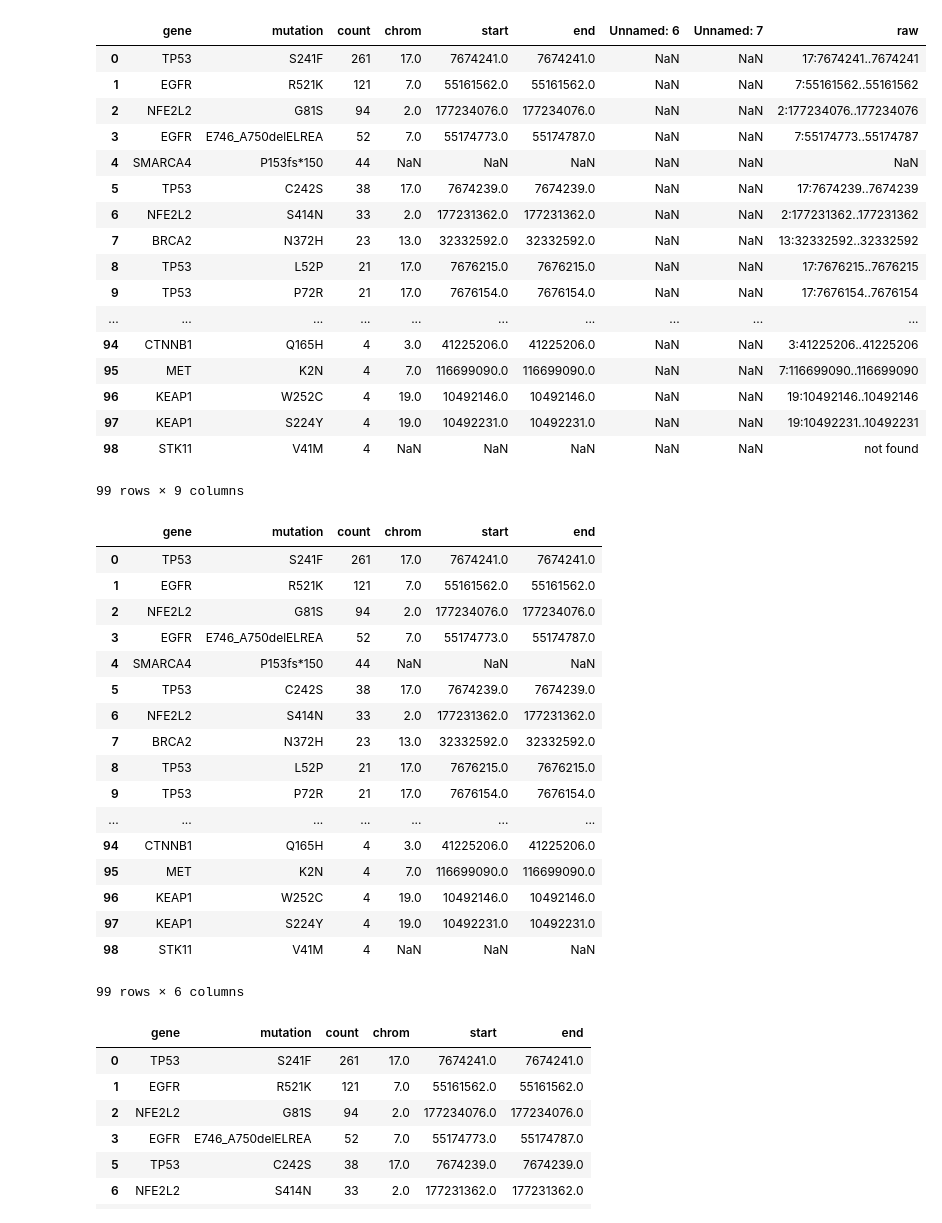
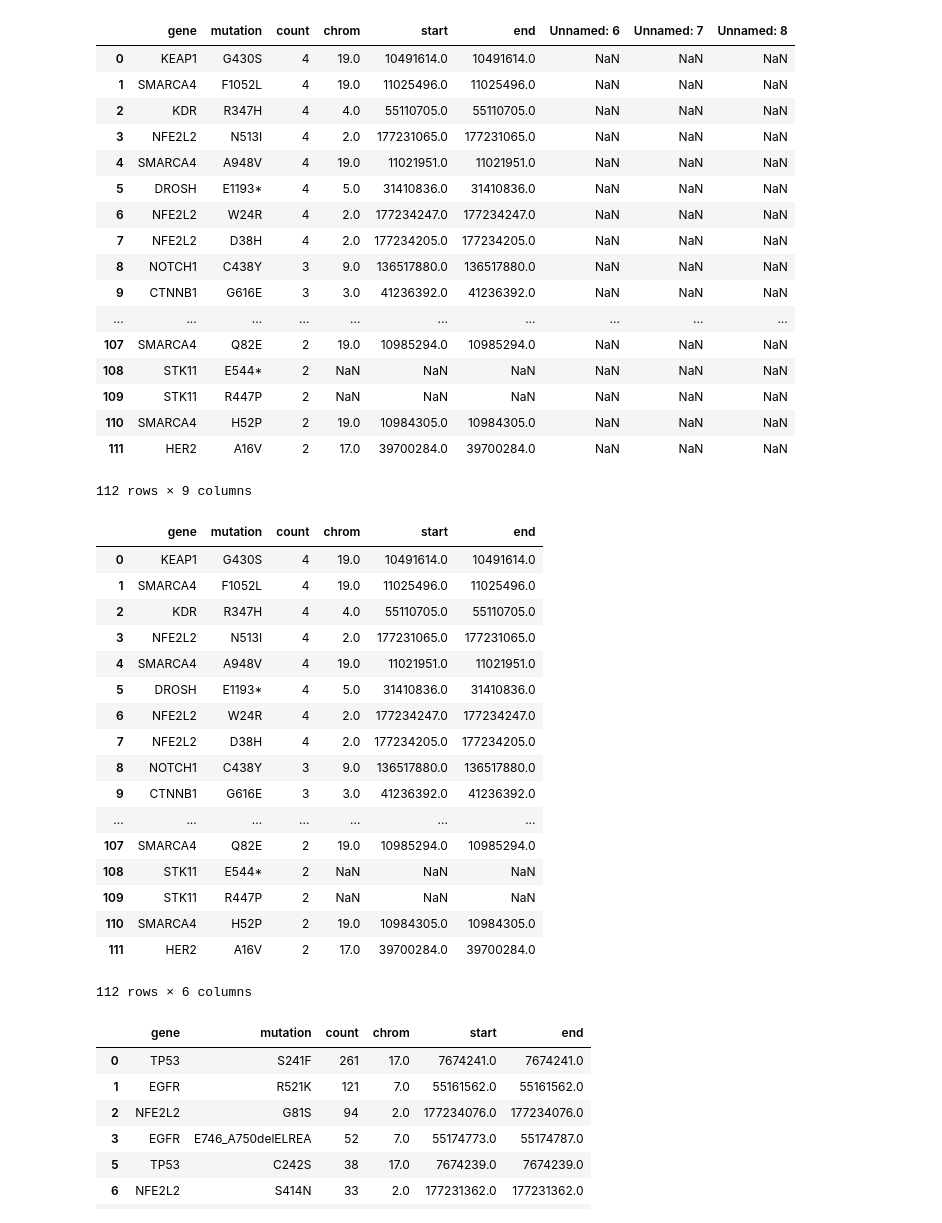
Before and after one commit to czbiohub-sf/cerebra, a Jupyter notebook: py_notebooks/make_coverage_batch.ipynb, the cells around one changed output. Cells and saved outputs as stored; diff of their text form; code cells hidden in the pictures.

```diff
--- a/py_notebooks/make_coverage_batch.ipynb
+++ b/py_notebooks/make_coverage_batch.ipynb
@@ -1,49 +1,49 @@
 # %%
 import pandas as pd
 # %%
-mutation_frequencies_s1 = pd.read_csv('/Users/lincoln.harris/Desktop/mutation_frequencies_by_gene_s1.csv')
-mutation_frequencies_s1
+mutation_frequencies_s2 = pd.read_csv('/Users/lincoln.harris/Desktop/mutation_frequencies_by_gene_s2.csv')
+mutation_frequencies_s2
 # %% [output]
-|  | gene | mutation | count | chrom | start | end | Unnamed: 6 | Unnamed: 7 | raw |
-| 0 | TP53 | S241F | 261 | 17.0 | 7674241.0 | 7674241.0 | NaN | NaN | 17:7674241..7674241 |
-| 1 | EGFR | R521K | 121 | 7.0 | 55161562.0 | 55161562.0 | NaN | NaN | 7:55161562..55161562 |
-| 2 | NFE2L2 | G81S | 94 | 2.0 | 177234076.0 | 177234076.0 | NaN | NaN | 2:177234076..177234076 |
-| 3 | EGFR | E746_A750delELREA | 52 | 7.0 | 55174773.0 | 55174787.0 | NaN | NaN | 7:55174773..55174787 |
-| 4 | SMARCA4 | P153fs*150 | 44 | NaN | NaN | NaN | NaN | NaN | NaN |
-| 5 | TP53 | C242S | 38 | 17.0 | 7674239.0 | 7674239.0 | NaN | NaN | 17:7674239..7674239 |
-| 6 | NFE2L2 | S414N | 33 | 2.0 | 177231362.0 | 177231362.0 | NaN | NaN | 2:177231362..177231362 |
-| 7 | BRCA2 | N372H | 23 | 13.0 | 32332592.0 | 32332592.0 | NaN | NaN | 13:32332592..32332592 |
-| 8 | TP53 | L52P | 21 | 17.0 | 7676215.0 | 7676215.0 | NaN | NaN | 17:7676215..7676215 |
-| 9 | TP53 | P72R | 21 | 17.0 | 7676154.0 | 7676154.0 | NaN | NaN | 17:7676154..7676154 |
+|  | gene | mutation | count | chrom | start | end | Unnamed: 6 | Unnamed: 7 | Unnamed: 8 |
+| 0 | KEAP1 | G430S | 4 | 19.0 | 10491614.0 | 10491614.0 | NaN | NaN | NaN |
+| 1 | SMARCA4 | F1052L | 4 | 19.0 | 11025496.0 | 11025496.0 | NaN | NaN | NaN |
+| 2 | KDR | R347H | 4 | 4.0 | 55110705.0 | 55110705.0 | NaN | NaN | NaN |
+| 3 | NFE2L2 | N513I | 4 | 2.0 | 177231065.0 | 177231065.0 | NaN | NaN | NaN |
+| 4 | SMARCA4 | A948V | 4 | 19.0 | 11021951.0 | 11021951.0 | NaN | NaN | NaN |
+| 5 | DROSH | E1193* | 4 | 5.0 | 31410836.0 | 31410836.0 | NaN | NaN | NaN |
+| 6 | NFE2L2 | W24R | 4 | 2.0 | 177234247.0 | 177234247.0 | NaN | NaN | NaN |
+| 7 | NFE2L2 | D38H | 4 | 2.0 | 177234205.0 | 177234205.0 | NaN | NaN | NaN |
+| 8 | NOTCH1 | C438Y | 3 | 9.0 | 136517880.0 | 136517880.0 | NaN | NaN | NaN |
+| 9 | CTNNB1 | G616E | 3 | 3.0 | 41236392.0 | 41236392.0 | NaN | NaN | NaN |
 | ... | ... | ... | ... | ... | ... | ... | ... | ... | ... |
-| 94 | CTNNB1 | Q165H | 4 | 3.0 | 41225206.0 | 41225206.0 | NaN | NaN | 3:41225206..41225206 |
-| 95 | MET | K2N | 4 | 7.0 | 116699090.0 | 116699090.0 | NaN | NaN | 7:116699090..116699090 |
-| 96 | KEAP1 | W252C | 4 | 19.0 | 10492146.0 | 10492146.0 | NaN | NaN | 19:10492146..10492146 |
-| 97 | KEAP1 | S224Y | 4 | 19.0 | 10492231.0 | 10492231.0 | NaN | NaN | 19:10492231..10492231 |
-| 98 | STK11 | V41M | 4 | NaN | NaN | NaN | NaN | NaN | not found |
+| 107 | SMARCA4 | Q82E | 2 | 19.0 | 10985294.0 | 10985294.0 | NaN | NaN | NaN |
+| 108 | STK11 | E544* | 2 | NaN | NaN | NaN | NaN | NaN | NaN |
+| 109 | STK11 | R447P | 2 | NaN | NaN | NaN | NaN | NaN | NaN |
+| 110 | SMARCA4 | H52P | 2 | 19.0 | 10984305.0 | 10984305.0 | NaN | NaN | NaN |
+| 111 | HER2 | A16V | 2 | 17.0 | 39700284.0 | 39700284.0 | NaN | NaN | NaN |
-99 rows × 9 columns
+112 rows × 9 columns
 # %%
-mutation_frequencies_s1 = mutation_frequencies_s1[['gene', 'mutation', 'count', 'chrom', 'start', 'end']]
-mutation_frequencies_s1
+mutation_frequencies_s2 = mutation_frequencies_s2[['gene', 'mutation', 'count', 'chrom', 'start', 'end']]
+mutation_frequencies_s2
 # %% [output]
 |  | gene | mutation | count | chrom | start | end |
-| 0 | TP53 | S241F | 261 | 17.0 | 7674241.0 | 7674241.0 |
-| 1 | EGFR | R521K | 121 | 7.0 | 55161562.0 | 55161562.0 |
-| 2 | NFE2L2 | G81S | 94 | 2.0 | 177234076.0 | 177234076.0 |
-| 3 | EGFR | E746_A750delELREA | 52 | 7.0 | 55174773.0 | 55174787.0 |
-| 4 | SMARCA4 | P153fs*150 | 44 | NaN | NaN | NaN |
-| 5 | TP53 | C242S | 38 | 17.0 | 7674239.0 | 7674239.0 |
-| 6 | NFE2L2 | S414N | 33 | 2.0 | 177231362.0 | 177231362.0 |
-| 7 | BRCA2 | N372H | 23 | 13.0 | 32332592.0 | 32332592.0 |
-| 8 | TP53 | L52P | 21 | 17.0 | 7676215.0 | 7676215.0 |
-| 9 | TP53 | P72R | 21 | 17.0 | 7676154.0 | 7676154.0 |
+| 0 | KEAP1 | G430S | 4 | 19.0 | 10491614.0 | 10491614.0 |
+| 1 | SMARCA4 | F1052L | 4 | 19.0 | 11025496.0 | 11025496.0 |
+| 2 | KDR | R347H | 4 | 4.0 | 55110705.0 | 55110705.0 |
+| 3 | NFE2L2 | N513I | 4 | 2.0 | 177231065.0 | 177231065.0 |
+| 4 | SMARCA4 | A948V | 4 | 19.0 | 11021951.0 | 11021951.0 |
+| 5 | DROSH | E1193* | 4 | 5.0 | 31410836.0 | 31410836.0 |
+| 6 | NFE2L2 | W24R | 4 | 2.0 | 177234247.0 | 177234247.0 |
+| 7 | NFE2L2 | D38H | 4 | 2.0 | 177234205.0 | 177234205.0 |
+| 8 | NOTCH1 | C438Y | 3 | 9.0 | 136517880.0 | 136517880.0 |
+| 9 | CTNNB1 | G616E | 3 | 3.0 | 41236392.0 | 41236392.0 |
 | ... | ... | ... | ... | ... | ... | ... |
-| 94 | CTNNB1 | Q165H | 4 | 3.0 | 41225206.0 | 41225206.0 |
-| 95 | MET | K2N | 4 | 7.0 | 116699090.0 | 116699090.0 |
-| 96 | KEAP1 | W252C | 4 | 19.0 | 10492146.0 | 10492146.0 |
-| 97 | KEAP1 | S224Y | 4 | 19.0 | 10492231.0 | 10492231.0 |
-| 98 | STK11 | V41M | 4 | NaN | NaN | NaN |
+| 107 | SMARCA4 | Q82E | 2 | 19.0 | 10985294.0 | 10985294.0 |
+| 108 | STK11 | E544* | 2 | NaN | NaN | NaN |
+| 109 | STK11 | R447P | 2 | NaN | NaN | NaN |
+| 110 | SMARCA4 | H52P | 2 | 19.0 | 10984305.0 | 10984305.0 |
+| 111 | HER2 | A16V | 2 | 17.0 | 39700284.0 | 39700284.0 |
-99 rows × 6 columns
+112 rows × 6 columns
 # %%
 mutation_frequencies_s1 = mutation_frequencies_s1.dropna()
 mutation_frequencies_s1
```
Also changed, not shown: parts of 5 cells of this notebook, 1 other file.
